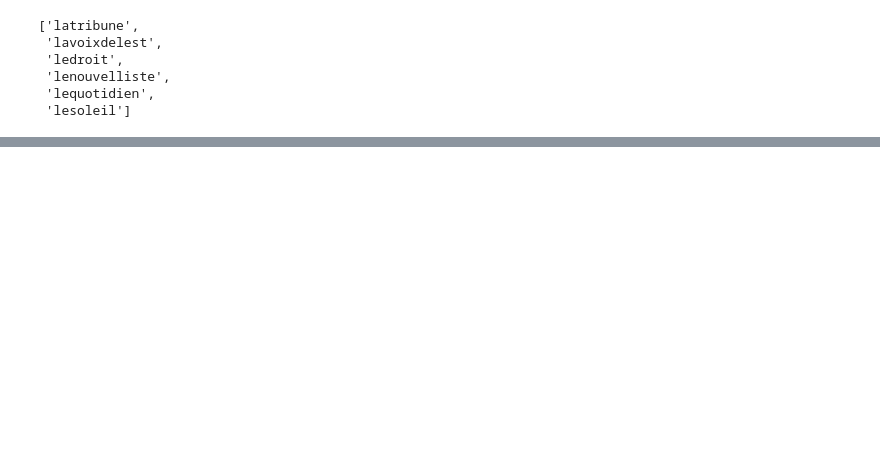
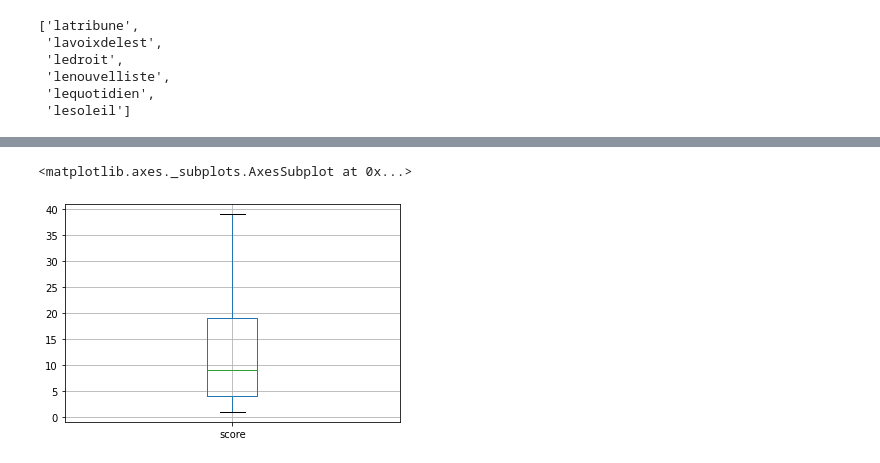
Before and after one commit to peopleOfPalay/GLO-7027-Projet, a Jupyter notebook: main.ipynb, the cells around one changed output, grey strips where cells are left out. Saved outputs shown, nothing was run; the diff lists cells and outputs as text; code cells hidden in the pictures; blank space fills up the shorter version.

```diff
--- a/main.ipynb
+++ b/main.ipynb
@@ -28,0 +105,9 @@ file_names[0]
+# %%
+#On gared jusqu'au 3eme quartile
+data_score_75 = data_score.loc[data_score['score']<=data_score.describe().iloc[6]['score']]
+
+#C'est mieux !
+data_score_75.boxplot()
+# %% [output]
+<matplotlib.axes._subplots.AxesSubplot at 0x...>
+[figure, added]
```
Also changed, not shown: parts of 16 cells of this notebook.
